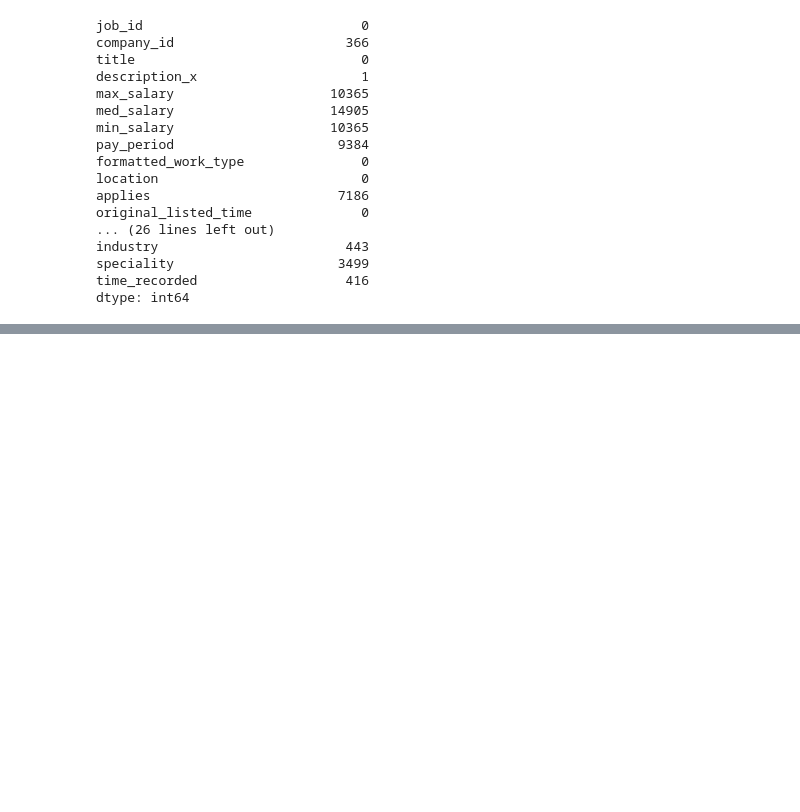
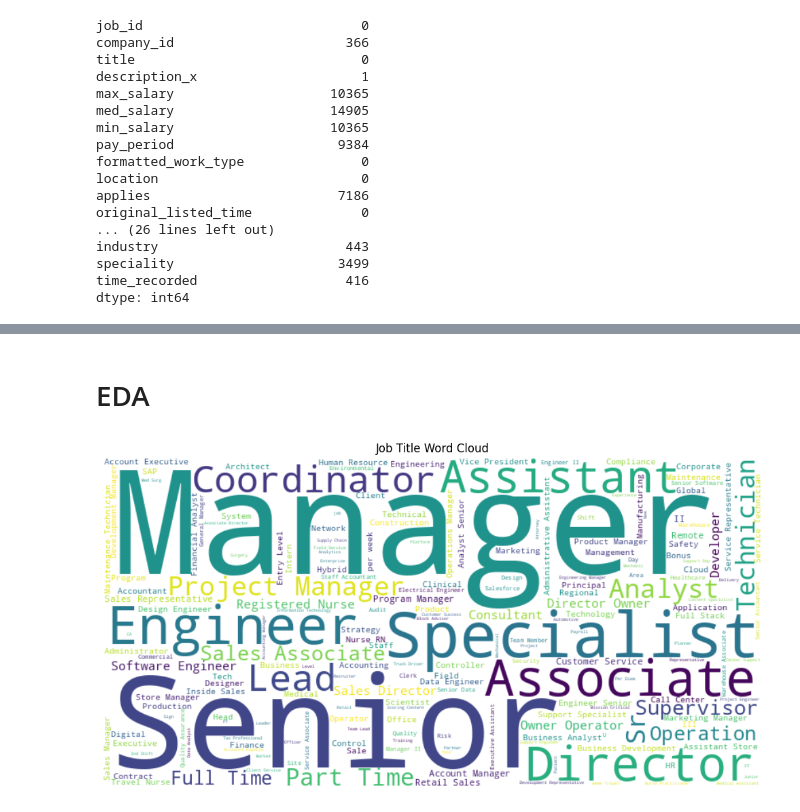
Before and after one commit to enricofindley/ds-project, a Jupyter notebook: linkedin-job-postings-2023-data-analysis.ipynb, the cells around one changed output, grey strips where cells are left out. Saved outputs shown, nothing was run; the diff lists cells and outputs as text; code cells hidden in the pictures; blank space fills up the shorter version.

Commit message:
Kaggle Notebook | LinkedIn Job Postings 2023 Data Analysis | Version 4

```diff
--- a/linkedin-job-postings-2023-data-analysis.ipynb
+++ b/linkedin-job-postings-2023-data-analysis.ipynb
@@ -161,0 +165,4 @@ dtype: int64
+# %%
+choosen_column = ['title','name','description_x','formatted_work_type','location','original_listed_time','application_type','sponsored','description_y','company_size','industry']
+merged_data = merged_data[choosen_column]
+merged_data
@@ -161,0 +183,6 @@ dtype: int64
+# %%
+pretty_column_name = {'title': 'job_title', 'name': 'company_name', 'description_x': 'job_description',
+               'formatted_work_type': 'work_type','original_listed_time': 'listed_time','description_y': 'company_description'}
+data = merged_data.rename(columns=pretty_column_name)
+data = data.dropna()
+data
@@ -161,0 +203,16 @@ dtype: int64
+# %% [markdown]
+# EDA
+# %%
+# Create a word cloud from job titles
+job_titles_text = ' '.join(data['job_title'])
+wordcloud = WordCloud(width=800, height=400, background_color='white').generate(job_titles_text)
+
+# Display the word cloud
+plt.figure(figsize=(10, 6))
+plt.imshow(wordcloud, interpolation='bilinear')
+plt.title('Job Title Word Cloud')
+plt.axis('off')
+plt.tight_layout()
+plt.show()
+# %% [output]
+[figure, added]
```
Also changed, not shown: parts of 8 cells of this notebook.
